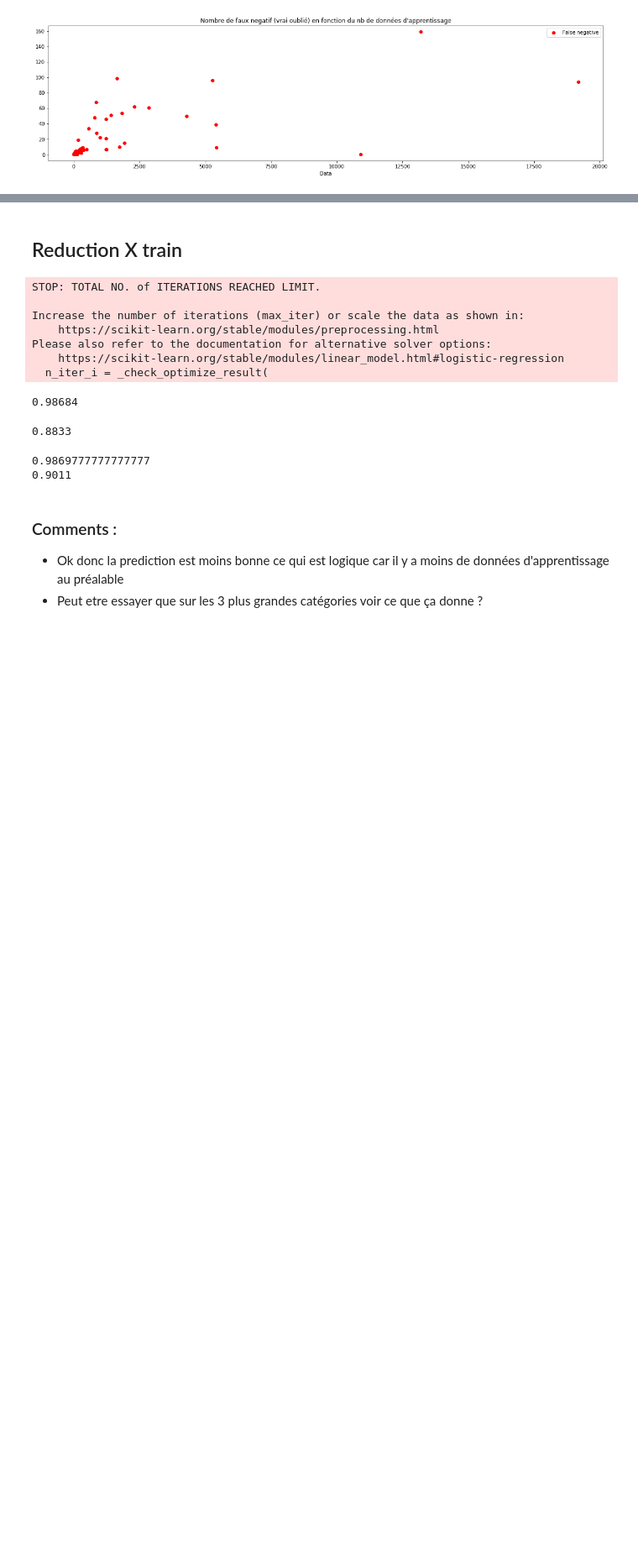
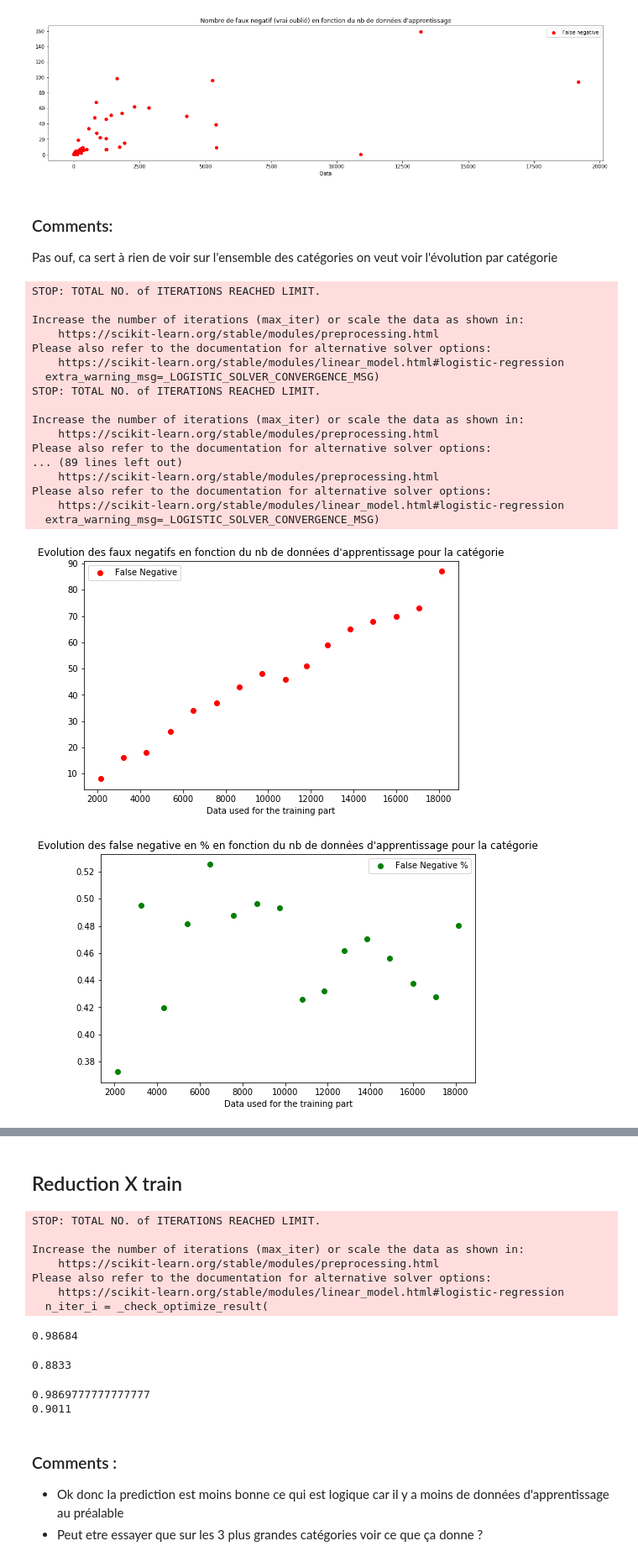
Before and after one commit to bguillouet/2020_4A_TEXTE, a Jupyter notebook: Classification.ipynb, the cells around one changed output, grey strips where cells are left out. Shown at 84% size. Drawn from its saved outputs; the diff is of its cells as text; code cells hidden in the pictures; blank space fills up the shorter version.

```diff
--- a/Classification.ipynb
+++ b/Classification.ipynb
@@ -91,3 +93,7 @@ plt.legend()
 plt.show()
 # %% [output]
 [figure]
+# %% [markdown]
+### Comments:
+
+Pas ouf, ca sert à rien de voir sur l'ensemble des catégories on veut voir l'évolution par catégorie
@@ -93,0 +156,22 @@ plt.show()
+# %%
+plot_category(10000,90000,16,"TELEPHONIE - GPS")
+# %% [output]
+STOP: TOTAL NO. of ITERATIONS REACHED LIMIT.
+
+Increase the number of iterations (max_iter) or scale the data as shown in:
+    https://scikit-learn.org/stable/modules/preprocessing.html
+Please also refer to the documentation for alternative solver options:
+    https://scikit-learn.org/stable/modules/linear_model.html#logistic-regression
+  extra_warning_msg=_LOGISTIC_SOLVER_CONVERGENCE_MSG)
+STOP: TOTAL NO. of ITERATIONS REACHED LIMIT.
+
+Increase the number of iterations (max_iter) or scale the data as shown in:
+    https://scikit-learn.org/stable/modules/preprocessing.html
+Please also refer to the documentation for alternative solver options:
+... (89 lines left out)
+    https://scikit-learn.org/stable/modules/preprocessing.html
+Please also refer to the documentation for alternative solver options:
+    https://scikit-learn.org/stable/modules/linear_model.html#logistic-regression
+  extra_warning_msg=_LOGISTIC_SOLVER_CONVERGENCE_MSG)
+[figure, added]
+[figure, added]
```
Also changed, not shown: parts of 9 cells of this notebook.
